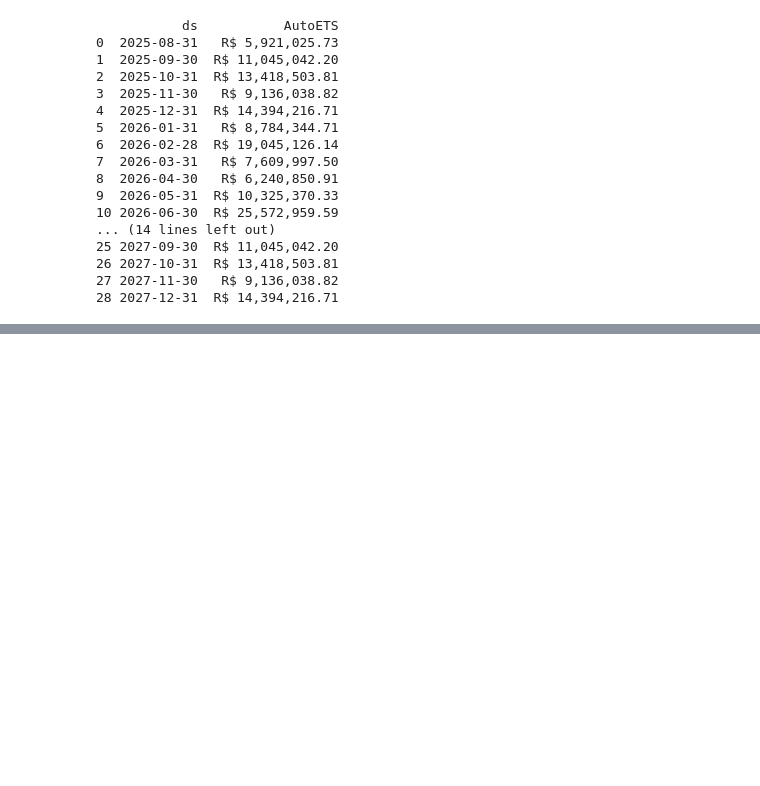
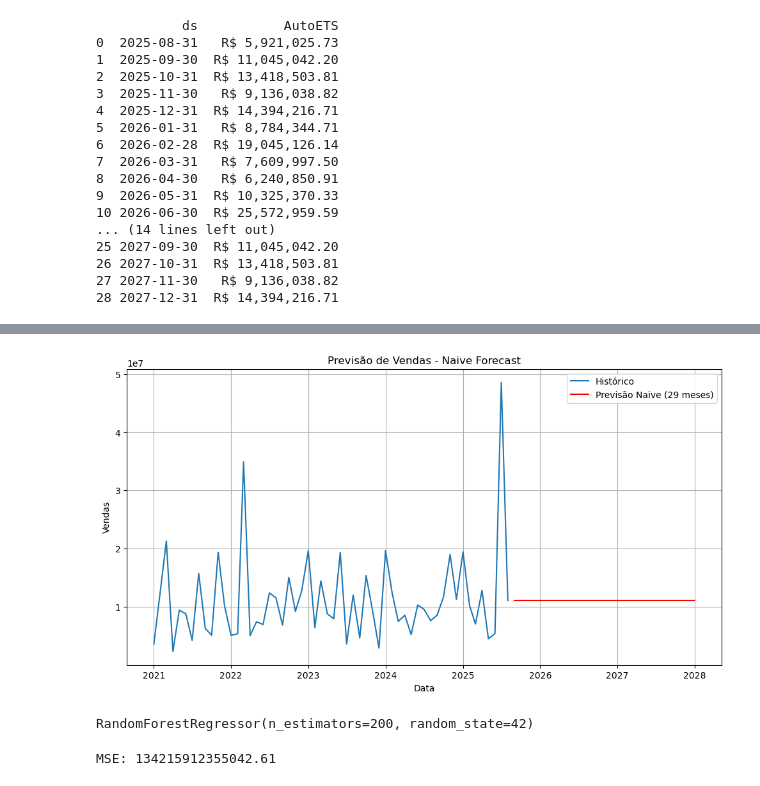
Before and after one commit to SoyerCold/Ciencia-de-dados---Case-Vendas, a Jupyter notebook: Case de Vendas V2.ipynb, the cells around one changed output, grey strips where cells are left out. Drawn from its saved outputs; the diff is of its cells as text; code cells hidden in the pictures; blank space fills up the shorter version.

```diff
--- a/Case de Vendas V2.ipynb
+++ b/Case de Vendas V2.ipynb
@@ -143,0 +210,27 @@ print(forecast[['ds', 'AutoETS']])
+# %%
+df = pd.read_csv(r"C:\Users\renet\Downloads\treinamentos_ia 5\resumo_vendas_regiao.csv", parse_dates=["data"])
+df["data"] = df["data"].dt.to_period("M").dt.to_timestamp()
+df = df.groupby("data").sum()
+df = df.asfreq("MS")
+# %%
+forecast_steps = 29
+# %%
+# ----- Modelo Naive -----
+# Último valor observado
+last_value = df["vendas"].iloc[-1]
+# %%
+# Criar série de previsão
+forecast_index = pd.date_range(start=df.index[-1] + pd.offsets.MonthBegin(1), periods=forecast_steps, freq="MS")
+forecast = pd.Series([last_value]*forecast_steps, index=forecast_index)
+# %%
+plt.figure(figsize=(12,6))
+plt.plot(df.index, df["vendas"], label="Histórico")
+plt.plot(forecast.index, forecast, label="Previsão Naive (29 meses)", color="red")
+plt.legend()
+plt.title("Previsão de Vendas - Naive Forecast")
+plt.xlabel("Data")
+plt.ylabel("Vendas")
+plt.grid(True)
+plt.show()
+# %% [output]
+[figure, added]
@@ -143,0 +263,6 @@ print(forecast[['ds', 'AutoETS']])
+# %%
+# 4️⃣ Treinar Random Forest
+rf = RandomForestRegressor(n_estimators=200, random_state=42)
+rf.fit(X_train, y_train)
+# %% [output]
+RandomForestRegressor(n_estimators=200, random_state=42)
@@ -143,0 +272,6 @@ print(forecast[['ds', 'AutoETS']])
+# %%
+# Avaliar
+mse = mean_squared_error(y_test, y_pred)
+print(f"MSE: {mse:.2f}")
+# %% [output]
+MSE: 134215912355042.61
```
Also changed, not shown: parts of 43 cells of this notebook.
